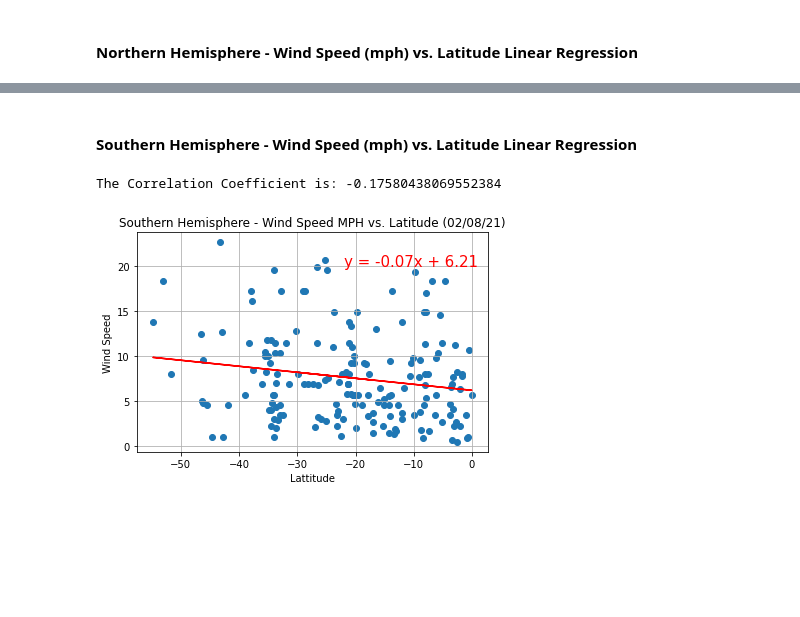
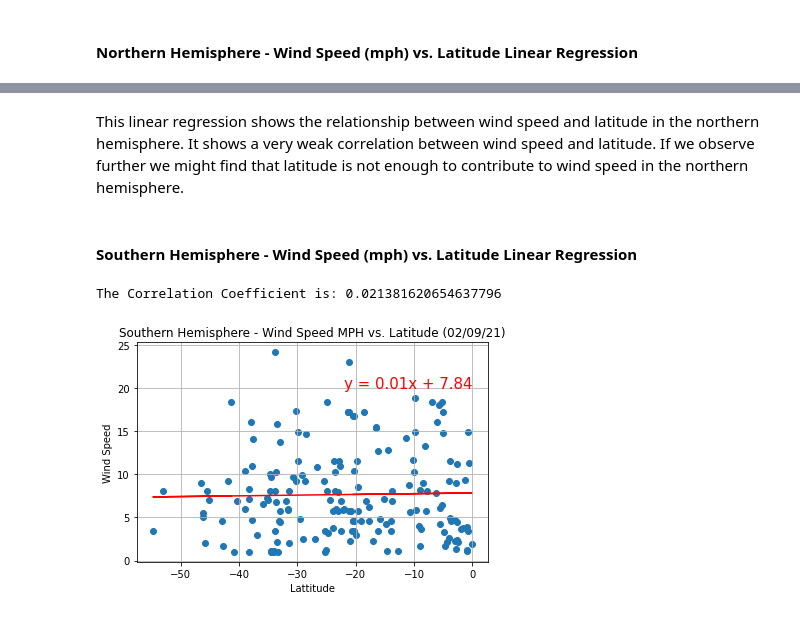
Before and after one commit to lauragabrielson/Python_API_Challenge, a Jupyter notebook: WeatherPy/WeatherPy.ipynb, the cells around one changed output, grey strips where cells are left out. Drawn from its saved outputs; the diff is of its cells as text; code cells hidden in the pictures; blank space fills up the shorter version.

```diff
--- a/WeatherPy/WeatherPy.ipynb
+++ b/WeatherPy/WeatherPy.ipynb
@@ -502,28 +495,32 @@ The r-value is: 0.04019723576144484
+# %% [markdown]
+This linear regression shows the relationship between wind speed and latitude in the northern hemisphere. It shows a
+very weak correlation between wind speed and latitude. If we observe further we might find that latitude is not enough
+to contribute to wind speed in the northern hemisphere.
 # %% [markdown]
 ####  Southern Hemisphere - Wind Speed (mph) vs. Latitude Linear Regression
 # %%
 x_values = south_weather_data["Lat"]
 y_values = south_weather_data["Wind Speed"]
 
 (slope, intercept, rvalue, pvalue, stderr) = linregress(x_values, y_values)
 
 regress_values = x_values * slope + intercept
 
 line_eq = "y = " + str(round(slope,2)) + "x + " + str(round(intercept,2))
 
 # Create scatterplot with linear regression
 plt.scatter(x_values,y_values)
 
 plt.plot(x_values,regress_values, "r-")
 plt.annotate(line_eq,(-22,20),fontsize=15,color="red")
 plt.xlabel("Lattitude")
 plt.ylabel("Wind Speed")
 print(f"The Correlation Coefficient is: {rvalue}")
-plt.title("Southern Hemisphere - Wind Speed MPH vs. Latitude (02/08/21)")
+plt.title("Southern Hemisphere - Wind Speed MPH vs. Latitude (02/09/21)")
 plt.tight_layout()
 plt.grid()
 plt.savefig("South_Wind_vs_Lat.png")
 plt.show()
 # %% [output]
-The Correlation Coefficient is: -0.17580438069552384
+The Correlation Coefficient is: 0.021381620654637796
-[figure, old version]
+[figure, new version]
```
Also changed, not shown: parts of 44 cells of this notebook, 14 other files.
